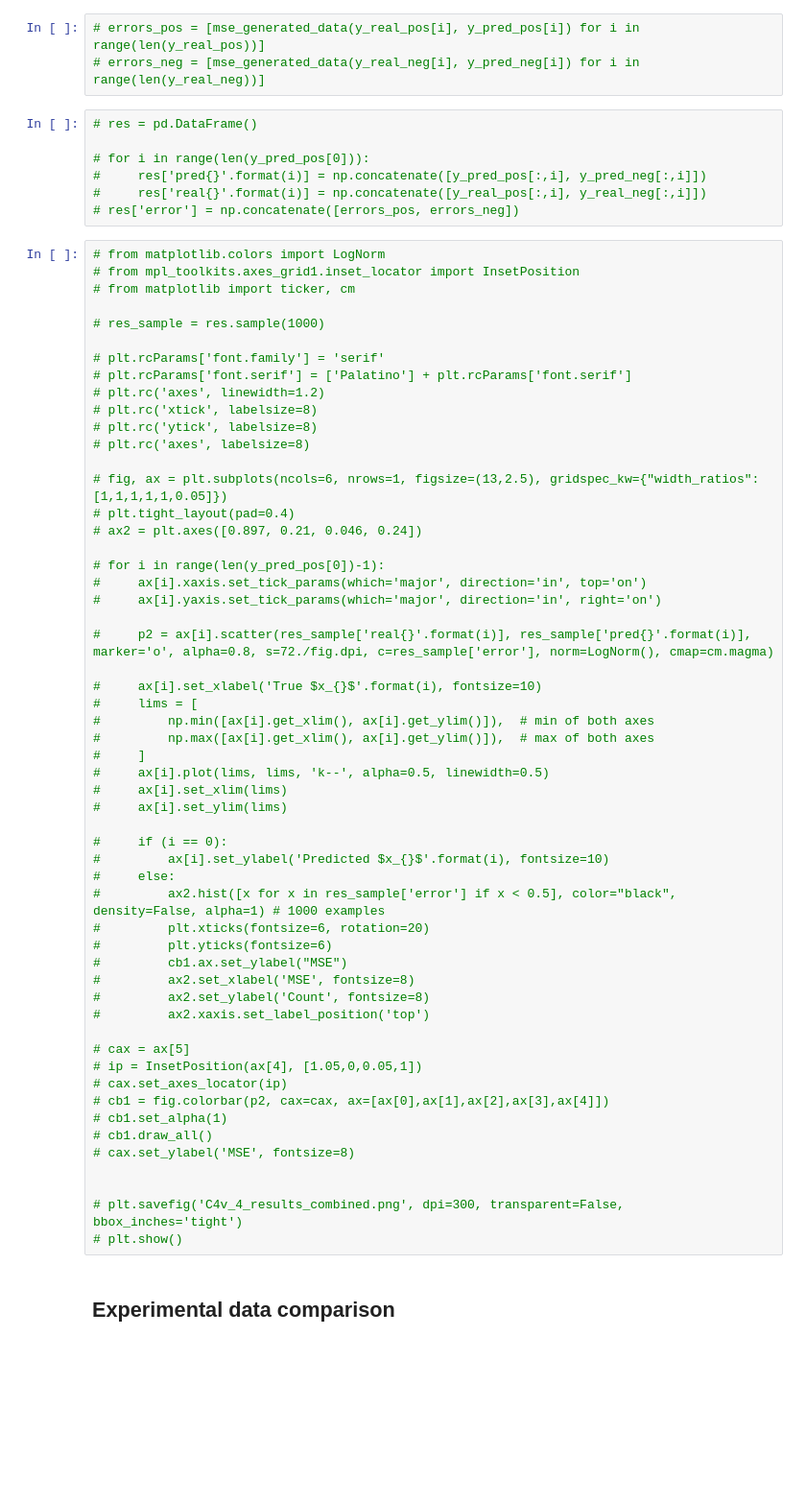
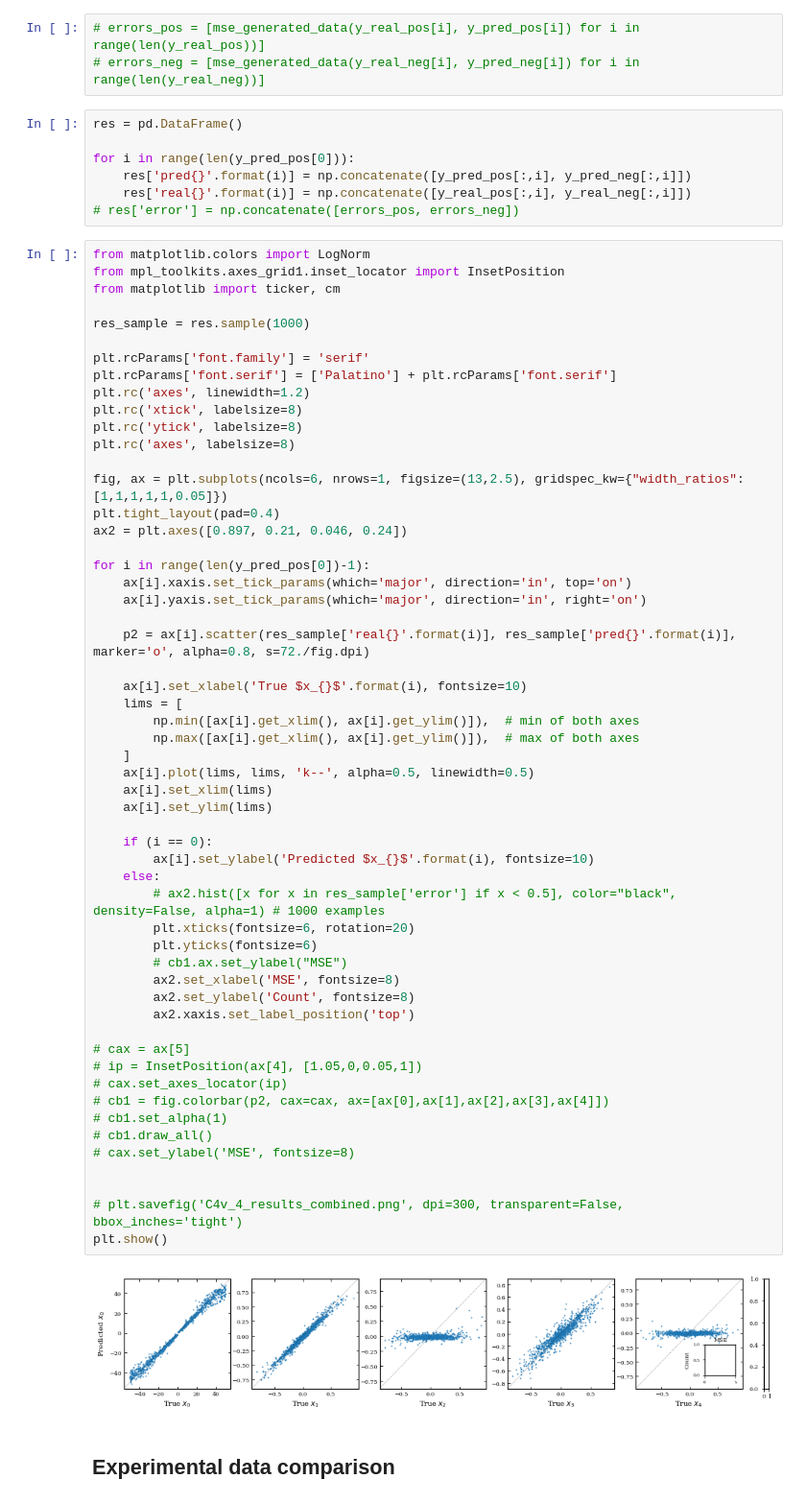
Before and after one commit to Orth-Research/ml_cr, a Jupyter notebook: TrainingData_C4v_4/Experimental_network_C4v_4.ipynb, the cells around one changed output. Shown at 96% size. Cells and saved outputs as stored; diff of their text form; blank space fills up the shorter version.

```diff
--- a/TrainingData_C4v_4/Experimental_network_C4v_4.ipynb
+++ b/TrainingData_C4v_4/Experimental_network_C4v_4.ipynb
@@ -524,67 +526,69 @@ def mse_generated_data(real_y, pred_y):
 # errors_pos = [mse_generated_data(y_real_pos[i], y_pred_pos[i]) for i in range(len(y_real_pos))]
 # errors_neg = [mse_generated_data(y_real_neg[i], y_pred_neg[i]) for i in range(len(y_real_neg))]
 # %%
-# res = pd.DataFrame()
+res = pd.DataFrame()
 
-# for i in range(len(y_pred_pos[0])):
-#     res['pred{}'.format(i)] = np.concatenate([y_pred_pos[:,i], y_pred_neg[:,i]])
-#     res['real{}'.format(i)] = np.concatenate([y_real_pos[:,i], y_real_neg[:,i]])
+for i in range(len(y_pred_pos[0])):
+    res['pred{}'.format(i)] = np.concatenate([y_pred_pos[:,i], y_pred_neg[:,i]])
+    res['real{}'.format(i)] = np.concatenate([y_real_pos[:,i], y_real_neg[:,i]])
 # res['error'] = np.concatenate([errors_pos, errors_neg])
 # %%
-# from matplotlib.colors import LogNorm
-# from mpl_toolkits.axes_grid1.inset_locator import InsetPosition
-# from matplotlib import ticker, cm
+from matplotlib.colors import LogNorm
+from mpl_toolkits.axes_grid1.inset_locator import InsetPosition
+from matplotlib import ticker, cm
 
-# res_sample = res.sample(1000)
+res_sample = res.sample(1000)
 
-# plt.rcParams['font.family'] = 'serif'
-# plt.rcParams['font.serif'] = ['Palatino'] + plt.rcParams['font.serif']
-# plt.rc('axes', linewidth=1.2)
-# plt.rc('xtick', labelsize=8)
-# plt.rc('ytick', labelsize=8)
-# plt.rc('axes', labelsize=8)
+plt.rcParams['font.family'] = 'serif'
+plt.rcParams['font.serif'] = ['Palatino'] + plt.rcParams['font.serif']
+plt.rc('axes', linewidth=1.2)
+plt.rc('xtick', labelsize=8)
+plt.rc('ytick', labelsize=8)
+plt.rc('axes', labelsize=8)
 
-# fig, ax = plt.subplots(ncols=6, nrows=1, figsize=(13,2.5), gridspec_kw={"width_ratios":[1,1,1,1,1,0.05]})
-# plt.tight_layout(pad=0.4)
-# ax2 = plt.axes([0.897, 0.21, 0.046, 0.24])
+fig, ax = plt.subplots(ncols=6, nrows=1, figsize=(13,2.5), gridspec_kw={"width_ratios":[1,1,1,1,1,0.05]})
+plt.tight_layout(pad=0.4)
+ax2 = plt.axes([0.897, 0.21, 0.046, 0.24])
 
-# for i in range(len(y_pred_pos[0])-1):
-#     ax[i].xaxis.set_tick_params(which='major', direction='in', top='on')
-#     ax[i].yaxis.set_tick_params(which='major', direction='in', right='on')
+for i in range(len(y_pred_pos[0])-1):
+    ax[i].xaxis.set_tick_params(which='major', direction='in', top='on')
+    ax[i].yaxis.set_tick_params(which='major', direction='in', right='on')
 
-#     p2 = ax[i].scatter(res_sample['real{}'.format(i)], res_sample['pred{}'.format(i)], marker='o', alpha=0.8, s=72./fig.dpi, c=res_sample['error'], norm=LogNorm(), cmap=cm.magma)
+    p2 = ax[i].scatter(res_sample['real{}'.format(i)], res_sample['pred{}'.format(i)], marker='o', alpha=0.8, s=72./fig.dpi)
 
-#     ax[i].set_xlabel('True $x_{}$'.format(i), fontsize=10)
-#     lims = [
-#         np.min([ax[i].get_xlim(), ax[i].get_ylim()]),  # min of both axes
-#         np.max([ax[i].get_xlim(), ax[i].get_ylim()]),  # max of both axes
-#     ]
-#     ax[i].plot(lims, lims, 'k--', alpha=0.5, linewidth=0.5)
-#     ax[i].set_xlim(lims)
-#     ax[i].set_ylim(lims)
+    ax[i].set_xlabel('True $x_{}$'.format(i), fontsize=10)
+    lims = [
+        np.min([ax[i].get_xlim(), ax[i].get_ylim()]),  # min of both axes
+        np.max([ax[i].get_xlim(), ax[i].get_ylim()]),  # max of both axes
+    ]
+    ax[i].plot(lims, lims, 'k--', alpha=0.5, linewidth=0.5)
+    ax[i].set_xlim(lims)
+    ax[i].set_ylim(lims)
 
-#     if (i == 0):
-#         ax[i].set_ylabel('Predicted $x_{}$'.format(i), fontsize=10)
-#     else:
-#         ax2.hist([x for x in res_sample['error'] if x < 0.5], color="black", density=False, alpha=1) # 1000 examples
-#         plt.xticks(fontsize=6, rotation=20)
-#         plt.yticks(fontsize=6)
-#         cb1.ax.set_ylabel("MSE")
-#         ax2.set_xlabel('MSE', fontsize=8)
-#         ax2.set_ylabel('Count', fontsize=8)
-#         ax2.xaxis.set_label_position('top')
+    if (i == 0):
+        ax[i].set_ylabel('Predicted $x_{}$'.format(i), fontsize=10)
+    else:
+        # ax2.hist([x for x in res_sample['error'] if x < 0.5], color="black", density=False, alpha=1) # 1000 examples
+        plt.xticks(fontsize=6, rotation=20)
+        plt.yticks(fontsize=6)
+        # cb1.ax.set_ylabel("MSE")
+        ax2.set_xlabel('MSE', fontsize=8)
+        ax2.set_ylabel('Count', fontsize=8)
+        ax2.xaxis.set_label_position('top')
 
 # cax = ax[5]
 # ip = InsetPosition(ax[4], [1.05,0,0.05,1])
 # cax.set_axes_locator(ip)
 # cb1 = fig.colorbar(p2, cax=cax, ax=[ax[0],ax[1],ax[2],ax[3],ax[4]])
 # cb1.set_alpha(1)
 # cb1.draw_all()
 # cax.set_ylabel('MSE', fontsize=8)
 
 
 # plt.savefig('C4v_4_results_combined.png', dpi=300, transparent=False, bbox_inches='tight')
-# plt.show()
+plt.show()
+# %% [output]
+[figure, added]
 # %% [markdown]
 ## Experimental data comparison
 # %%
```
Also changed, not shown: parts of 5 cells of this notebook, 8 other files.
